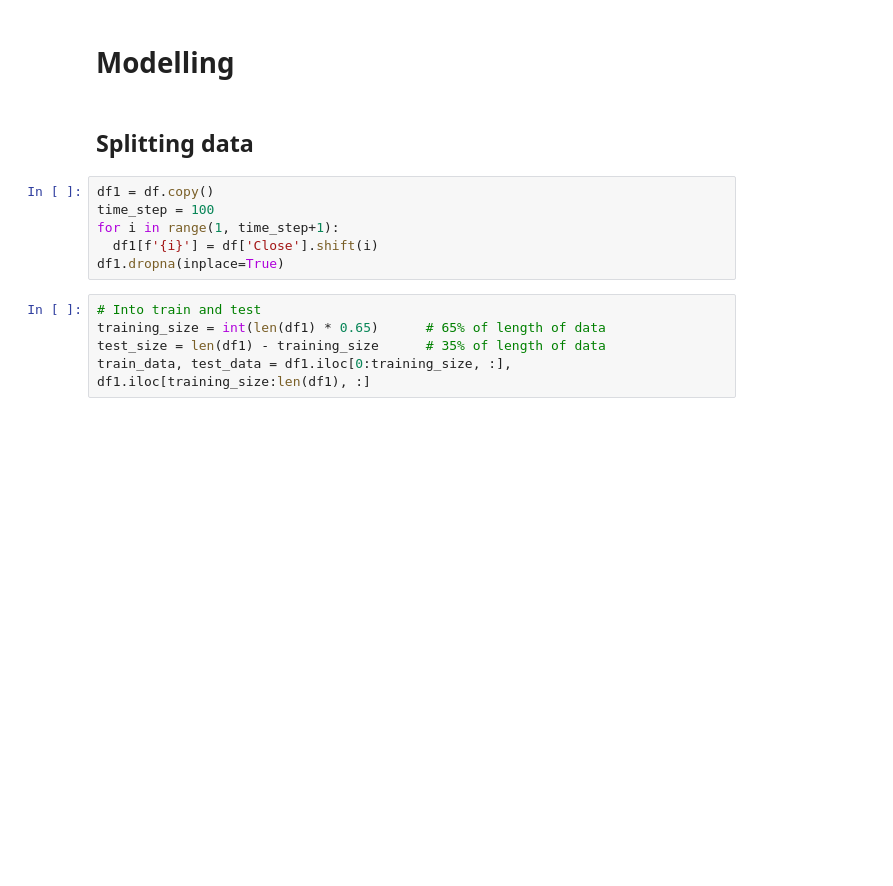
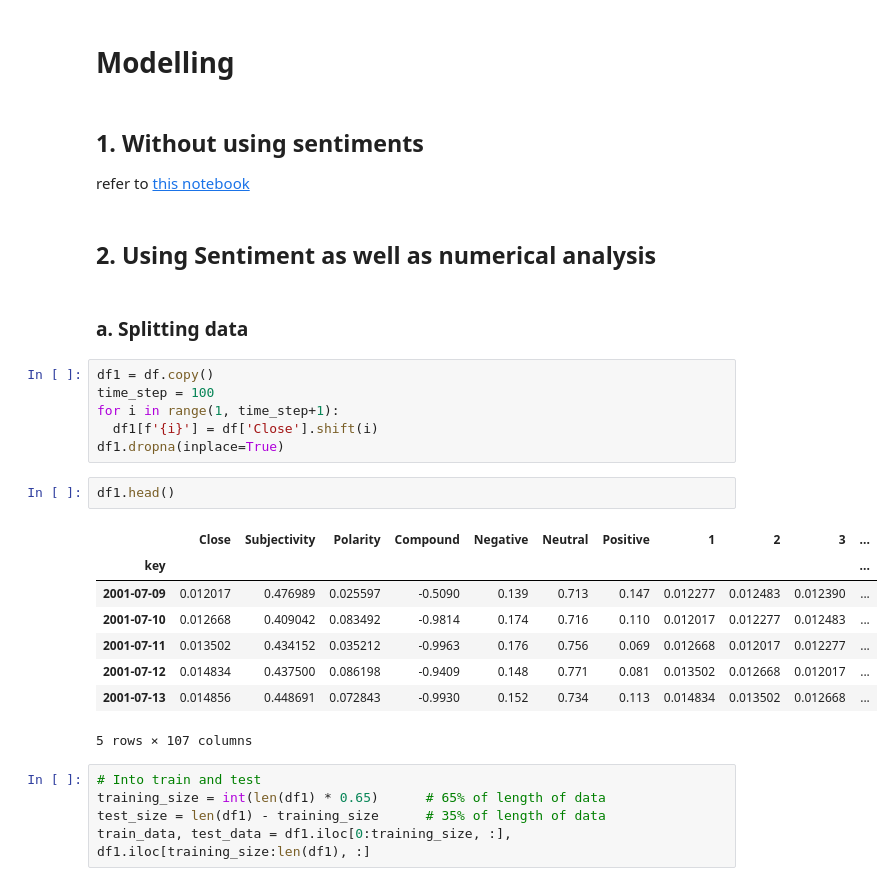
Before and after one commit to harsh2k1/-Stock-Market-prediction-using-numerical-and-textual-analysis, a Jupyter notebook: Stock_Price_Prediction_using_Numerical_and_Sentiment_analysis.ipynb, the cells around one changed output. Cells and saved outputs as stored; diff of their text form; blank space fills up the shorter version.

```diff
--- a/Stock_Price_Prediction_using_Numerical_and_Sentiment_analysis.ipynb
+++ b/Stock_Price_Prediction_using_Numerical_and_Sentiment_analysis.ipynb
@@ -436,13 +433,29 @@ df.head()
 # %% [markdown]
 # Modelling
+# %% [markdown]
+## 1. Without using sentiments
+refer to <a href = "https://github.com/harsh2k1/-Stock-Market-prediction-using-numerical-and-textual-analysis/blob/main/StockPredictionw_oSentiment.ipynb">this notebook</a>
+# %% [markdown]
+## 2. Using Sentiment as well as numerical analysis
 # %% [markdown]
-## Splitting data
+### a. Splitting data
 # %%
 df1 = df.copy()
 time_step = 100
 for i in range(1, time_step+1):
   df1[f'{i}'] = df['Close'].shift(i)
 df1.dropna(inplace=True)
+# %%
+df1.head()
+# %% [output]
+|  | Close | Subjectivity | Polarity | Compound | Negative | Neutral | Positive | 1 | 2 | 3 | ... |
+| key |  |  |  |  |  |  |  |  |  |  | ... |
+| 2001-07-09 | 0.012017 | 0.476989 | 0.025597 | -0.5090 | 0.139 | 0.713 | 0.147 | 0.012277 | 0.012483 | 0.012390 | ... |
+| 2001-07-10 | 0.012668 | 0.409042 | 0.083492 | -0.9814 | 0.174 | 0.716 | 0.110 | 0.012017 | 0.012277 | 0.012483 | ... |
+| 2001-07-11 | 0.013502 | 0.434152 | 0.035212 | -0.9963 | 0.176 | 0.756 | 0.069 | 0.012668 | 0.012017 | 0.012277 | ... |
+| 2001-07-12 | 0.014834 | 0.437500 | 0.086198 | -0.9409 | 0.148 | 0.771 | 0.081 | 0.013502 | 0.012668 | 0.012017 | ... |
+| 2001-07-13 | 0.014856 | 0.448691 | 0.072843 | -0.9930 | 0.152 | 0.734 | 0.113 | 0.014834 | 0.013502 | 0.012668 | ... |
+5 rows × 107 columns
 # %%
 # Into train and test
 training_size = int(len(df1) * 0.65)      # 65% of length of data
```
Also changed, not shown: parts of 36 cells of this notebook.
